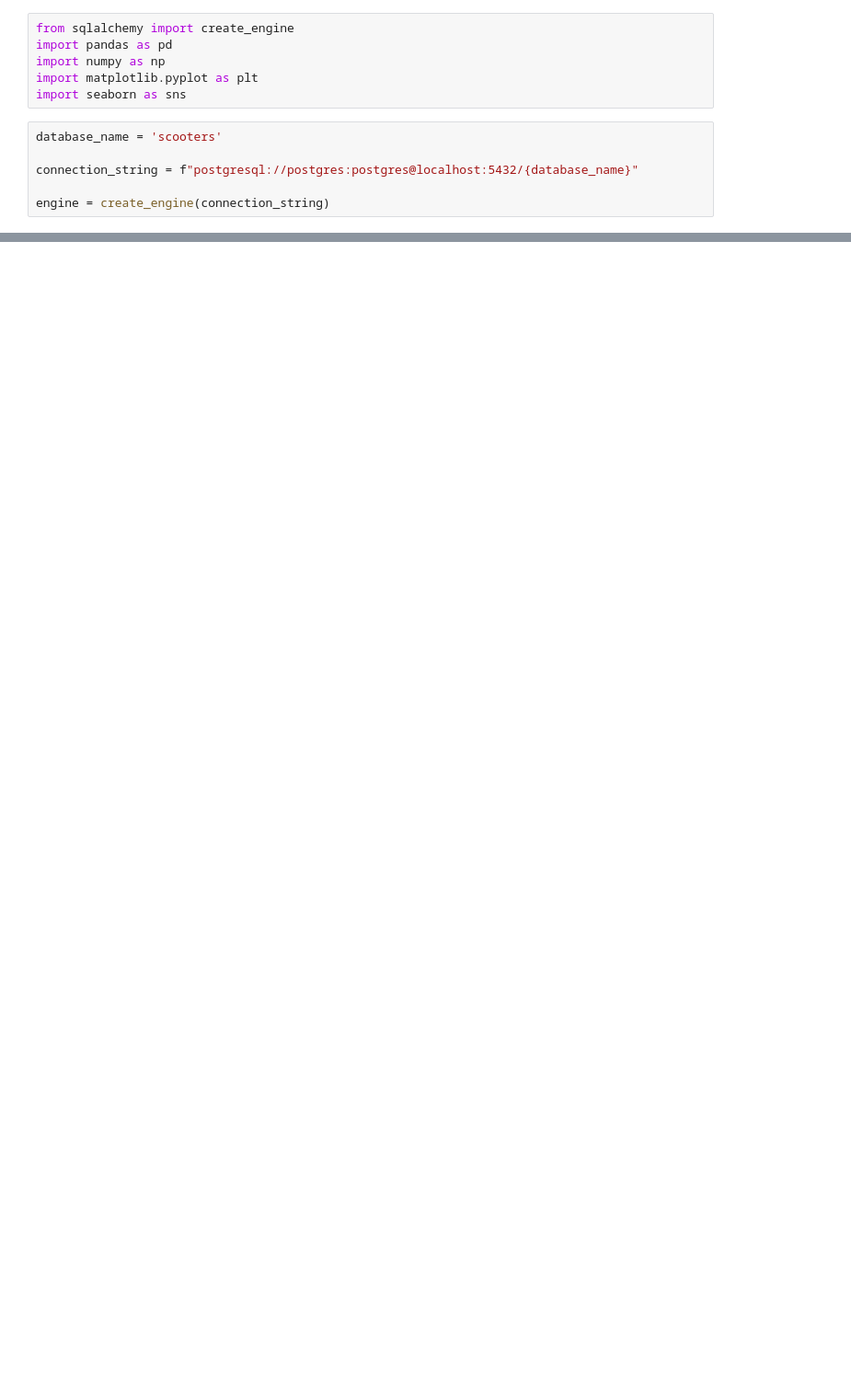
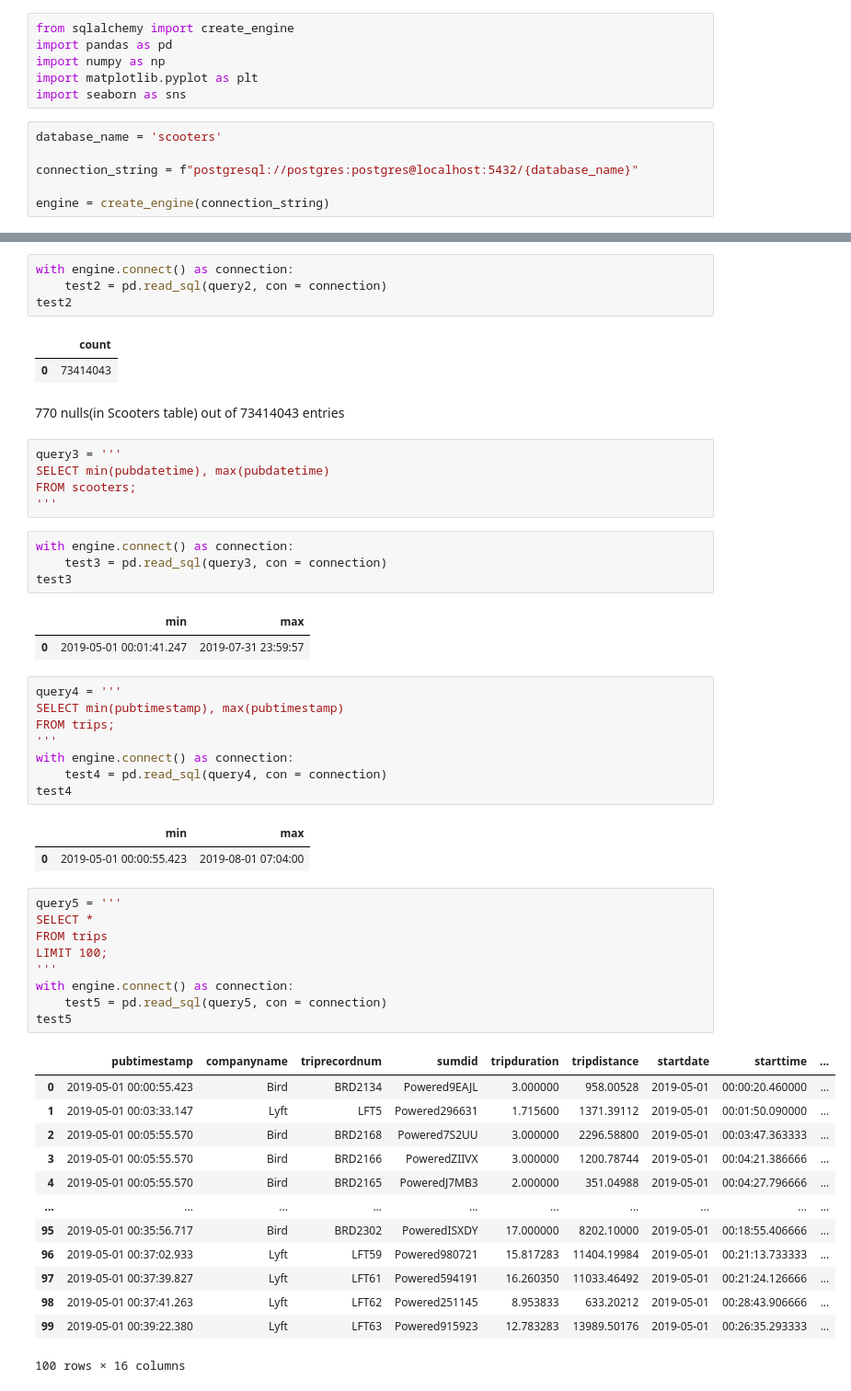
Before and after one commit to NSS-Data-Analytics-Cohort-10/scooters-group-6, a Jupyter notebook: notebook/scooters.ipynb, the cells around one changed output, grey strips where cells are left out. Shown at 92% size. Cells and saved outputs as stored; diff of their text form; blank space fills up the shorter version.

```diff
--- a/notebook/scooters.ipynb
+++ b/notebook/scooters.ipynb
@@ -30,0 +66,55 @@ test.head()
+# %%
+with engine.connect() as connection:
+    test2 = pd.read_sql(query2, con = connection)
+test2
+# %% [output]
+|  | count |
+| 0 | 73414043 |
+# %% [markdown]
+770 nulls(in Scooters table) out of 73414043 entries
+# %%
+query3 = '''
+SELECT min(pubdatetime), max(pubdatetime)
+FROM scooters;
+'''
+# %%
+with engine.connect() as connection:
+    test3 = pd.read_sql(query3, con = connection)
+test3
+# %% [output]
+|  | min | max |
+| 0 | 2019-05-01 00:01:41.247 | 2019-07-31 23:59:57 |
+# %%
+query4 = '''
+SELECT min(pubtimestamp), max(pubtimestamp)
+FROM trips;
+'''
+with engine.connect() as connection:
+    test4 = pd.read_sql(query4, con = connection)
+test4
+# %% [output]
+|  | min | max |
+| 0 | 2019-05-01 00:00:55.423 | 2019-08-01 07:04:00 |
+# %%
+query5 = '''
+SELECT *
+FROM trips
+LIMIT 100;
+'''
+with engine.connect() as connection:
+    test5 = pd.read_sql(query5, con = connection)
+test5
+# %% [output]
+|  | pubtimestamp | companyname | triprecordnum | sumdid | tripduration | tripdistance | startdate | starttime | ... |
+| 0 | 2019-05-01 00:00:55.423 | Bird | BRD2134 | Powered9EAJL | 3.000000 | 958.00528 | 2019-05-01 | 00:00:20.460000 | ... |
+| 1 | 2019-05-01 00:03:33.147 | Lyft | LFT5 | Powered296631 | 1.715600 | 1371.39112 | 2019-05-01 | 00:01:50.090000 | ... |
+| 2 | 2019-05-01 00:05:55.570 | Bird | BRD2168 | Powered7S2UU | 3.000000 | 2296.58800 | 2019-05-01 | 00:03:47.363333 | ... |
+| 3 | 2019-05-01 00:05:55.570 | Bird | BRD2166 | PoweredZIIVX | 3.000000 | 1200.78744 | 2019-05-01 | 00:04:21.386666 | ... |
+| 4 | 2019-05-01 00:05:55.570 | Bird | BRD2165 | PoweredJ7MB3 | 2.000000 | 351.04988 | 2019-05-01 | 00:04:27.796666 | ... |
+| ... | ... | ... | ... | ... | ... | ... | ... | ... | ... |
+| 95 | 2019-05-01 00:35:56.717 | Bird | BRD2302 | PoweredISXDY | 17.000000 | 8202.10000 | 2019-05-01 | 00:18:55.406666 | ... |
+| 96 | 2019-05-01 00:37:02.933 | Lyft | LFT59 | Powered980721 | 15.817283 | 11404.19984 | 2019-05-01 | 00:21:13.733333 | ... |
+| 97 | 2019-05-01 00:37:39.827 | Lyft | LFT61 | Powered594191 | 16.260350 | 11033.46492 | 2019-05-01 | 00:21:24.126666 | ... |
+| 98 | 2019-05-01 00:37:41.263 | Lyft | LFT62 | Powered251145 | 8.953833 | 633.20212 | 2019-05-01 | 00:28:43.906666 | ... |
+| 99 | 2019-05-01 00:39:22.380 | Lyft | LFT63 | Powered915923 | 12.783283 | 13989.50176 | 2019-05-01 | 00:26:35.293333 | ... |
+100 rows × 16 columns
```
Also changed, not shown: parts of 9 cells of this notebook, 1 other file.
